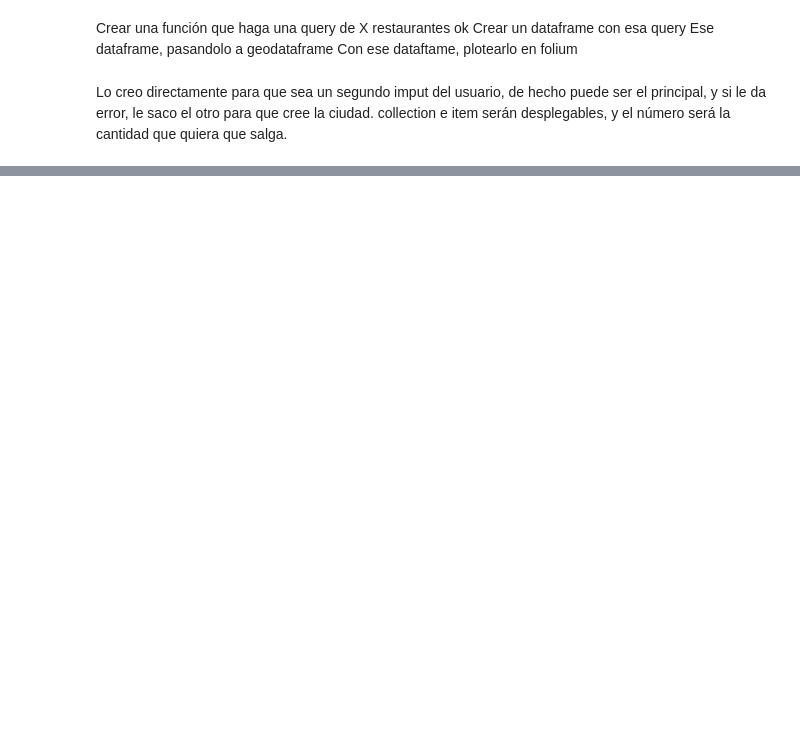
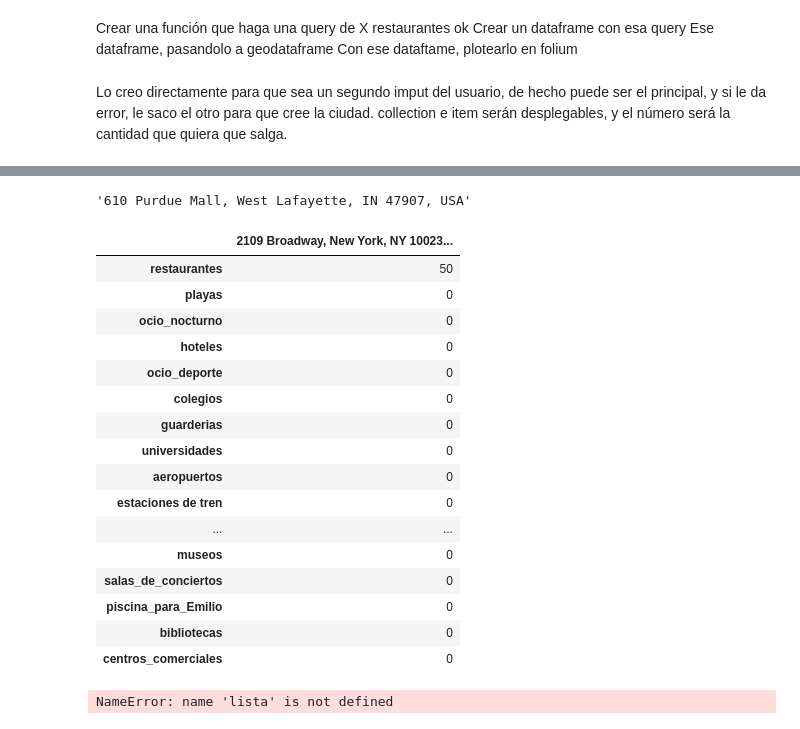
Before and after one commit to asiokfd/CityAdvisor, a Jupyter notebook: src/final.ipynb, the cells around one changed output, grey strips where cells are left out. Drawn from its saved outputs; the diff is of its cells as text; code cells hidden in the pictures; blank space fills up the shorter version.

```diff
--- a/src/final.ipynb
+++ b/src/final.ipynb
@@ -191,0 +388,29 @@ query ("CABA", "restaurantes", 10)
+# %%
+collection=random.choice (db.list_collection_names())
+collection
+# %% [output]
+'610 Purdue Mall, West Lafayette, IN 47907, USA'
+# %%
+grafica_intro()
+# %% [output]
+|  | 2109 Broadway, New York, NY 10023... |
+| restaurantes | 50 |
+| playas | 0 |
+| ocio_nocturno | 0 |
+| hoteles | 0 |
+| ocio_deporte | 0 |
+| colegios | 0 |
+| guarderias | 0 |
+| universidades | 0 |
+| aeropuertos | 0 |
+| estaciones de tren | 0 |
+| ... | ... |
+| museos | 0 |
+| salas_de_conciertos | 0 |
+| piscina_para_Emilio | 0 |
+| bibliotecas | 0 |
+| centros_comerciales | 0 |
+# %%
+prueba= pd.DataFrame (lista, index=c)
+# %% [output]
+NameError: name 'lista' is not defined
```
Also changed, not shown: parts of 40 cells of this notebook, 9 other files.
